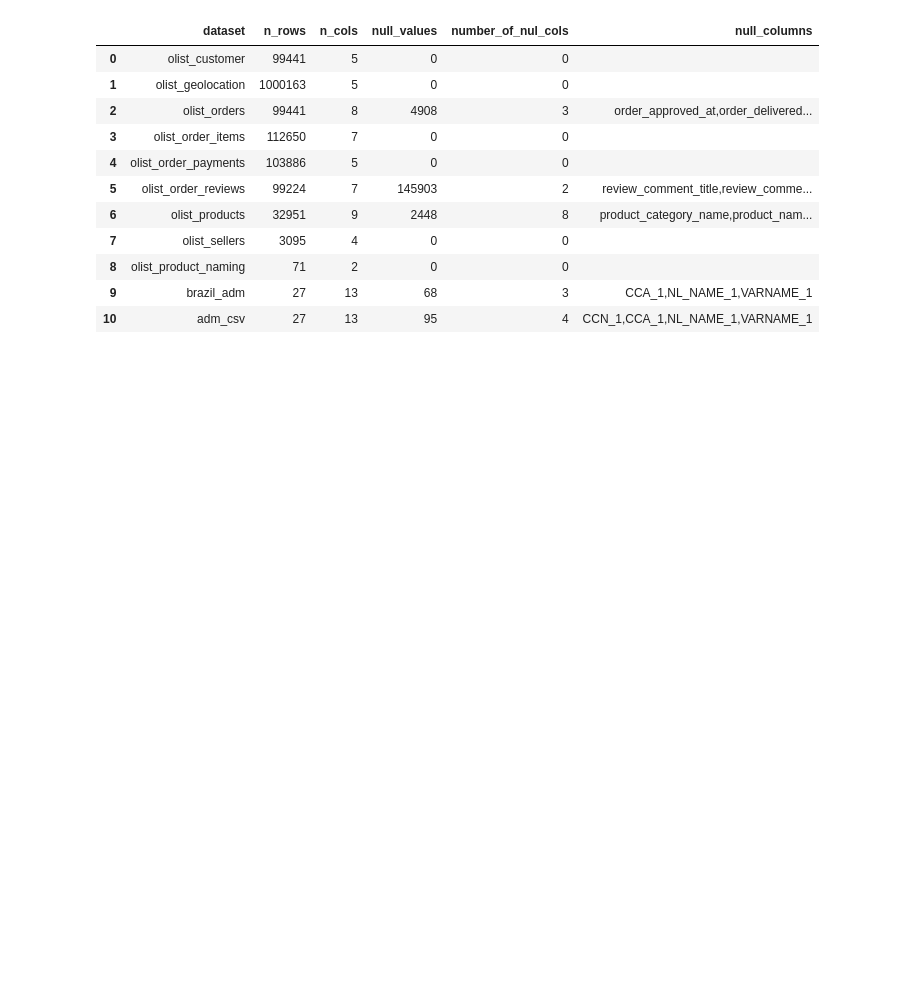
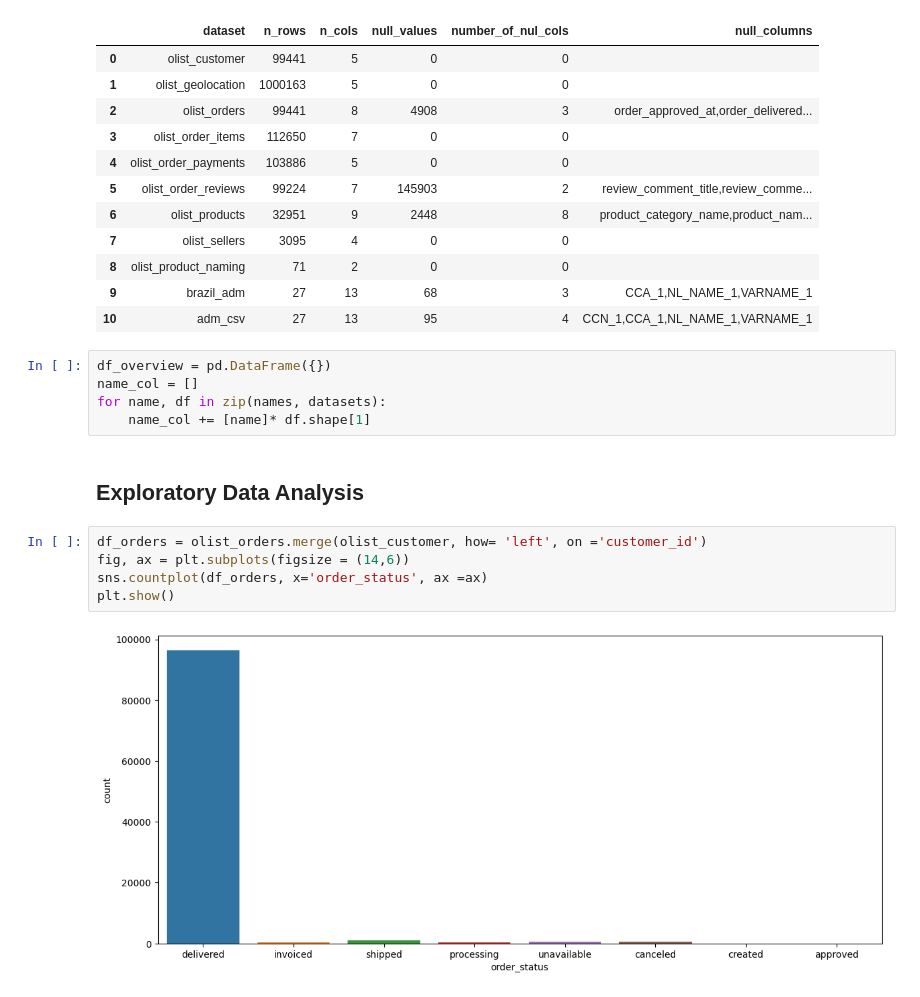
Before and after one commit to FRANKSADWAR/Brazil_Ecommerce, a Jupyter notebook: E_commerce_EDA_and_Sentiment_Analysis.ipynb, the cells around one changed output. Cells and saved outputs as stored; diff of their text form; blank space fills up the shorter version.

```diff
--- a/E_commerce_EDA_and_Sentiment_Analysis.ipynb
+++ b/E_commerce_EDA_and_Sentiment_Analysis.ipynb
@@ -115,3 +115,17 @@ data_view.style.highlight_between()
 | 8 | olist_product_naming | 71 | 2 | 0 | 0 |  |
 | 9 | brazil_adm | 27 | 13 | 68 | 3 | CCA_1,NL_NAME_1,VARNAME_1 |
 | 10 | adm_csv | 27 | 13 | 95 | 4 | CCN_1,CCA_1,NL_NAME_1,VARNAME_1 |
+# %%
+df_overview = pd.DataFrame({})
+name_col = []
+for name, df in zip(names, datasets):
+    name_col += [name]* df.shape[1]
+# %% [markdown]
+## Exploratory Data Analysis
+# %%
+df_orders = olist_orders.merge(olist_customer, how= 'left', on ='customer_id')
+fig, ax = plt.subplots(figsize = (14,6))
+sns.countplot(df_orders, x='order_status', ax =ax)
+plt.show()
+# %% [output]
+[figure, added]
```
Also changed, not shown: 1 other file.
